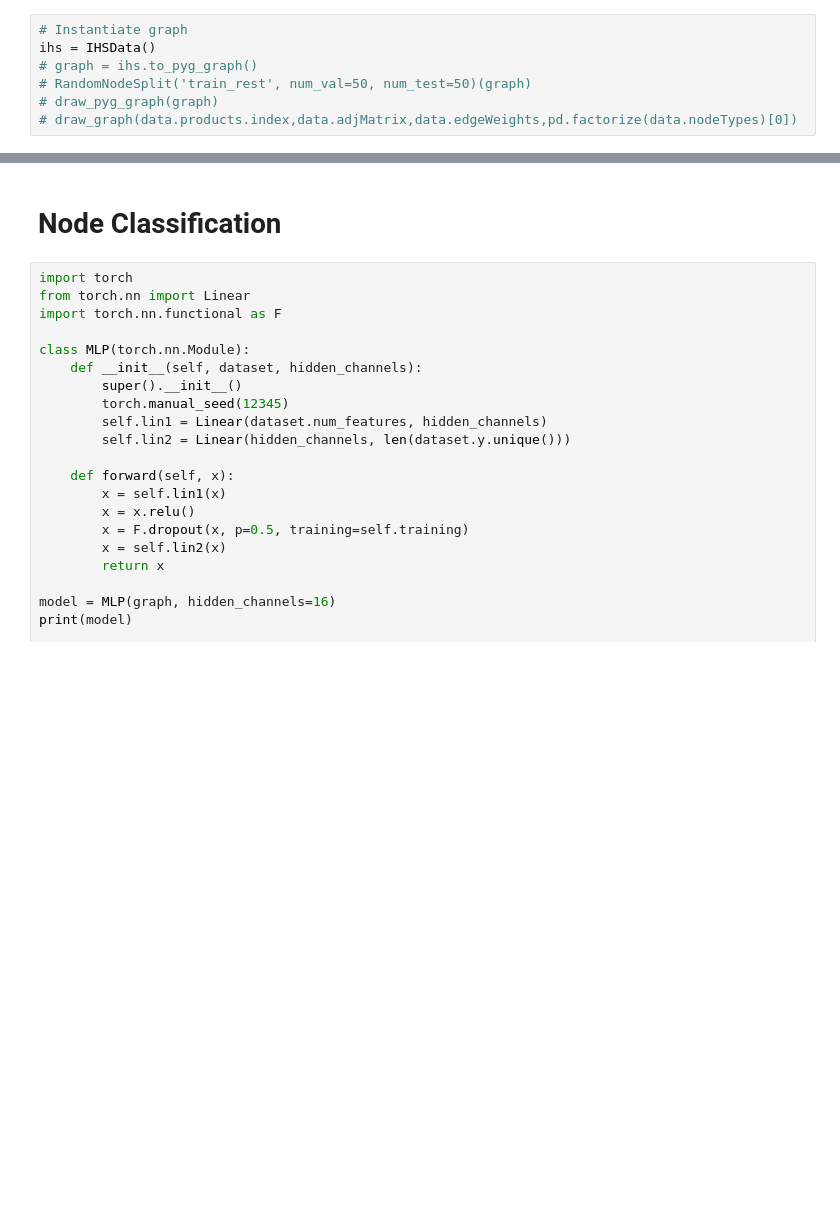
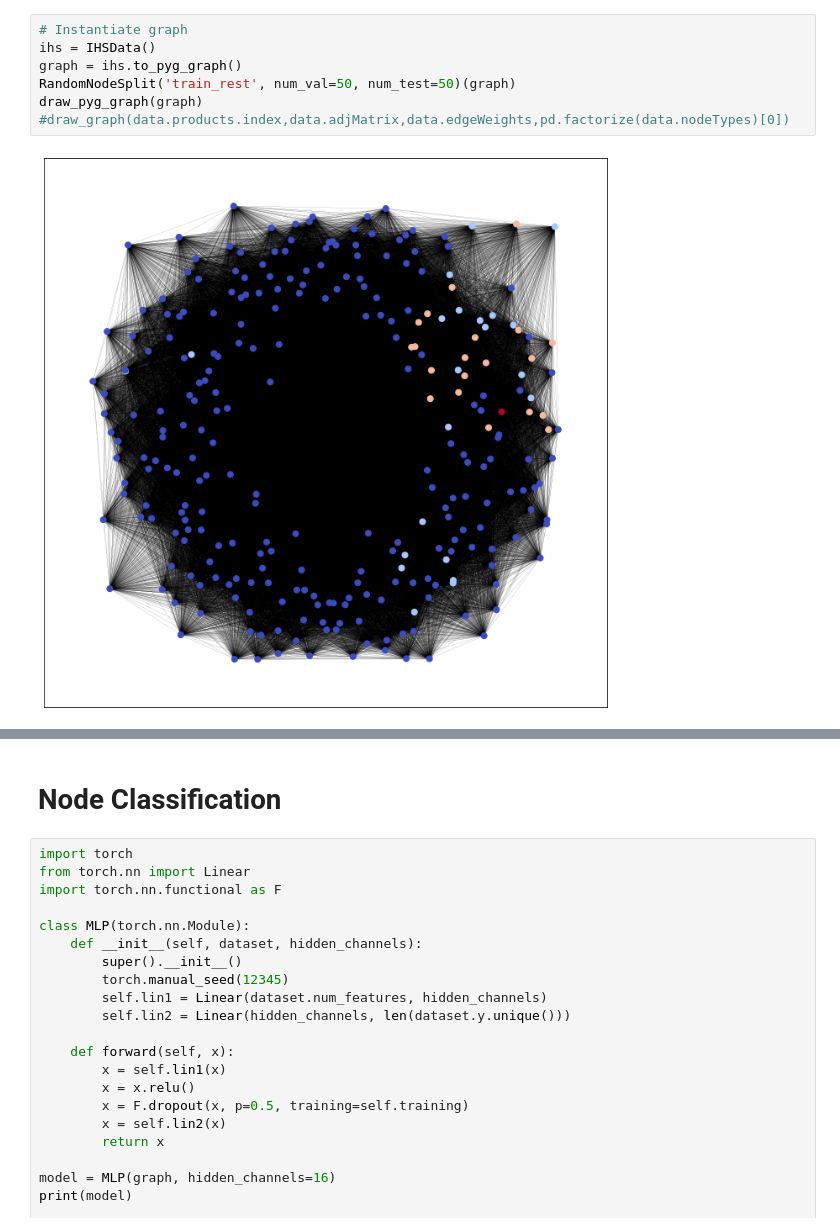
Before and after one commit to luke-scot/emissions-tracking, a Jupyter notebook: notebooks/graphs/IHS_graph.ipynb, the cells around one changed output, grey strips where cells are left out. Saved outputs shown, nothing was run; the diff lists cells and outputs as text; blank space fills up the shorter version.

Commit message:
Start of construction for incomplete matrix

```diff
--- a/notebooks/graphs/IHS_graph.ipynb
+++ b/notebooks/graphs/IHS_graph.ipynb
@@ -75,7 +75,9 @@ class IHSData(object):
 # %%
 # Instantiate graph
 ihs = IHSData()
-# graph = ihs.to_pyg_graph()
-# RandomNodeSplit('train_rest', num_val=50, num_test=50)(graph)
-# draw_pyg_graph(graph)
-# draw_graph(data.products.index,data.adjMatrix,data.edgeWeights,pd.factorize(data.nodeTypes)[0])
+graph = ihs.to_pyg_graph()
+RandomNodeSplit('train_rest', num_val=50, num_test=50)(graph)
+draw_pyg_graph(graph)
+#draw_graph(data.products.index,data.adjMatrix,data.edgeWeights,pd.factorize(data.nodeTypes)[0])
+# %% [output]
+[figure, added]
```
Also changed, not shown: parts of 13 cells of this notebook.
